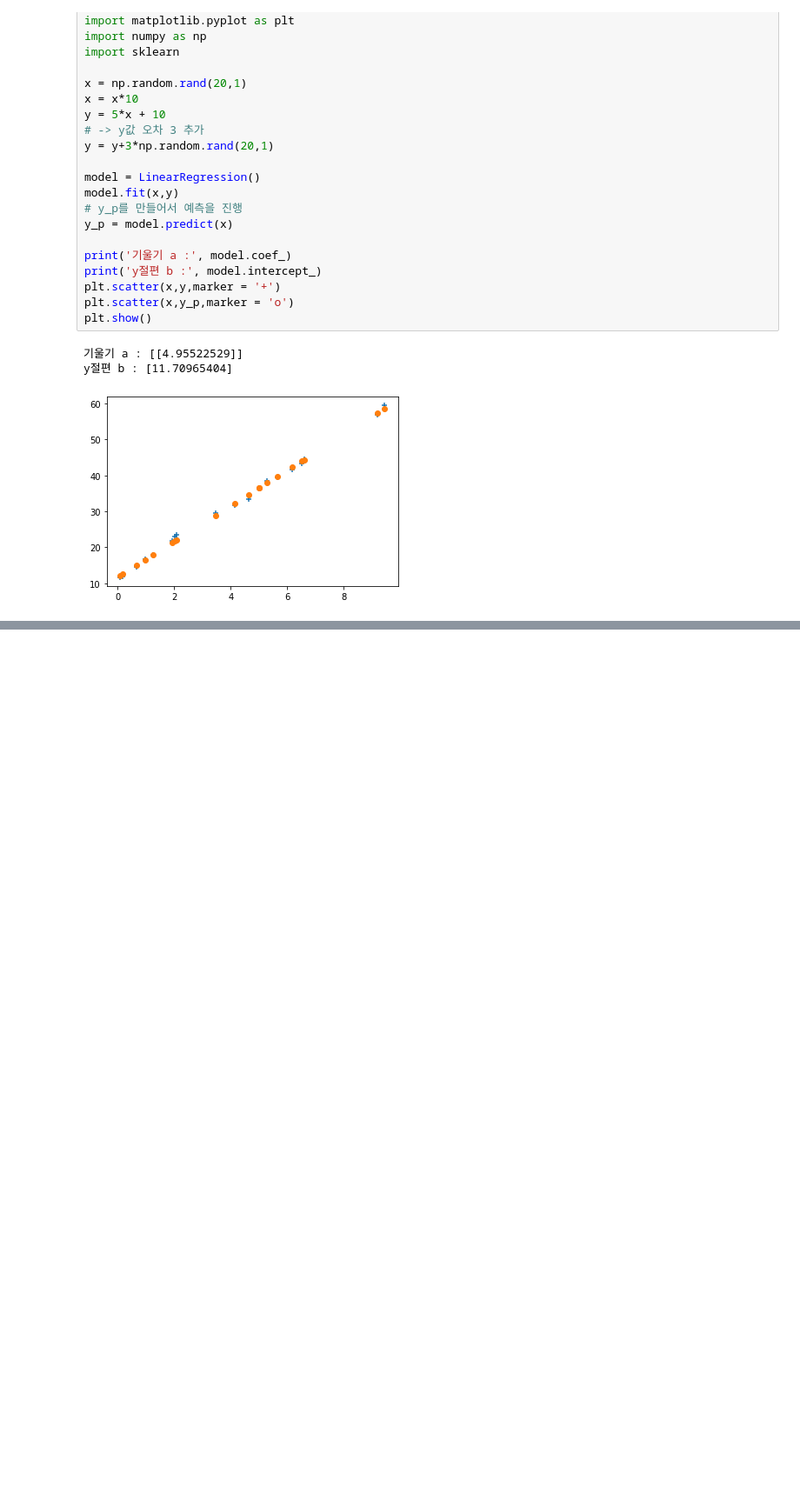
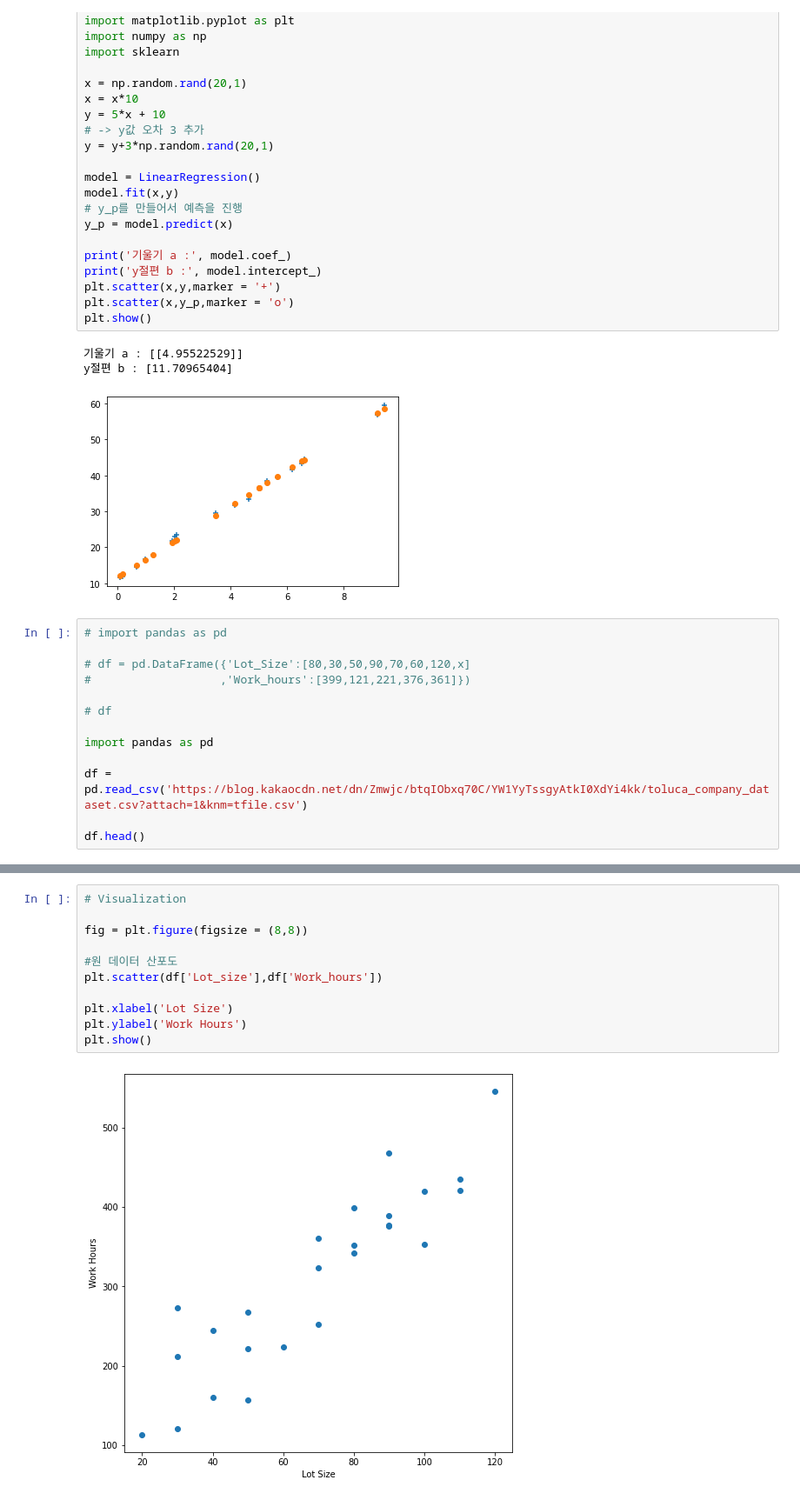
Before and after one commit to for-Statistics/Basic_statistic, a Jupyter notebook: 김선기/Stats_08.ipynb, the cells around one changed output, grey strips where cells are left out. Shown: that part at 87% size. Drawn from its saved outputs; the diff is of its cells as text; blank space fills up the shorter version.

```diff
--- a/김선기/Stats_08.ipynb
+++ b/김선기/Stats_08.ipynb
@@ -118,3 +118,16 @@ plt.show()
 기울기 a : [[4.95522529]]
 y절편 b : [11.70965404]
 [figure]
+# %%
+# import pandas as pd
+
+# df = pd.DataFrame({'Lot_Size':[80,30,50,90,70,60,120,x]
+#                   ,'Work_hours':[399,121,221,376,361]})
+
+# df
+
+import pandas as pd
+
+df = pd.read_csv('https://blog.kakaocdn.net/dn/Zmwjc/btqIObxq70C/YW1YyTssgyAtkI0XdYi4kk/toluca_company_dataset.csv?attach=1&knm=tfile.csv')
+
+df.head()
@@ -120,0 +141,13 @@ y절편 b : [11.70965404]
+# %%
+# Visualization
+
+fig = plt.figure(figsize = (8,8))
+
+#원 데이터 산포도
+plt.scatter(df['Lot_size'],df['Work_hours'])
+
+plt.xlabel('Lot Size')
+plt.ylabel('Work Hours')
+plt.show()
+# %% [output]
+[figure, added]
```
Also changed, not shown: parts of 7 cells of this notebook.
